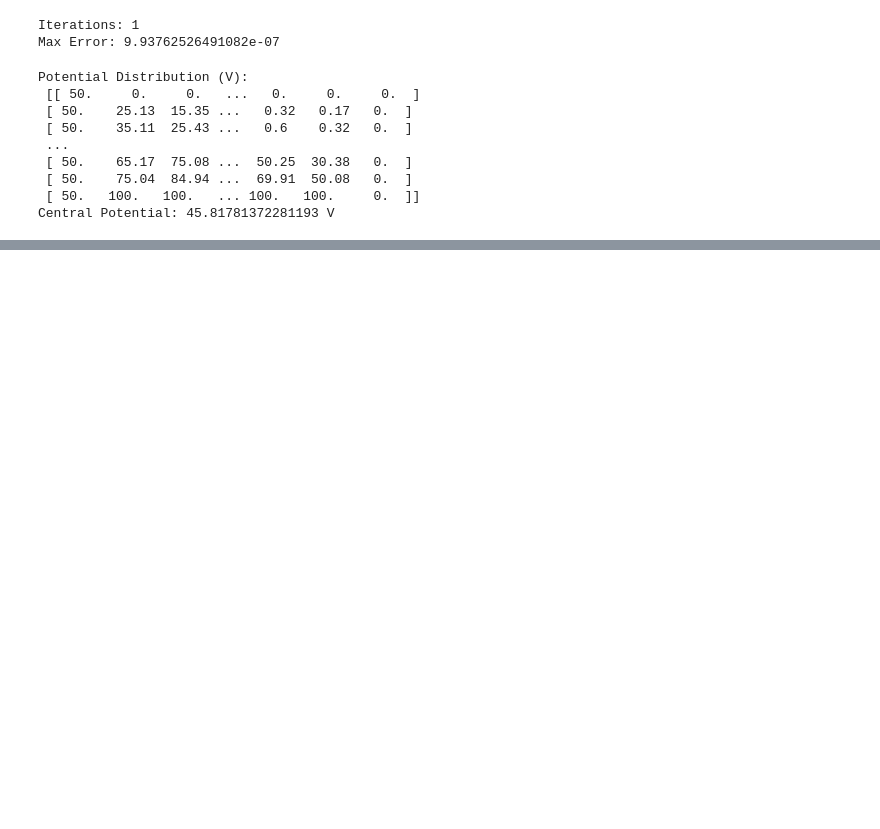
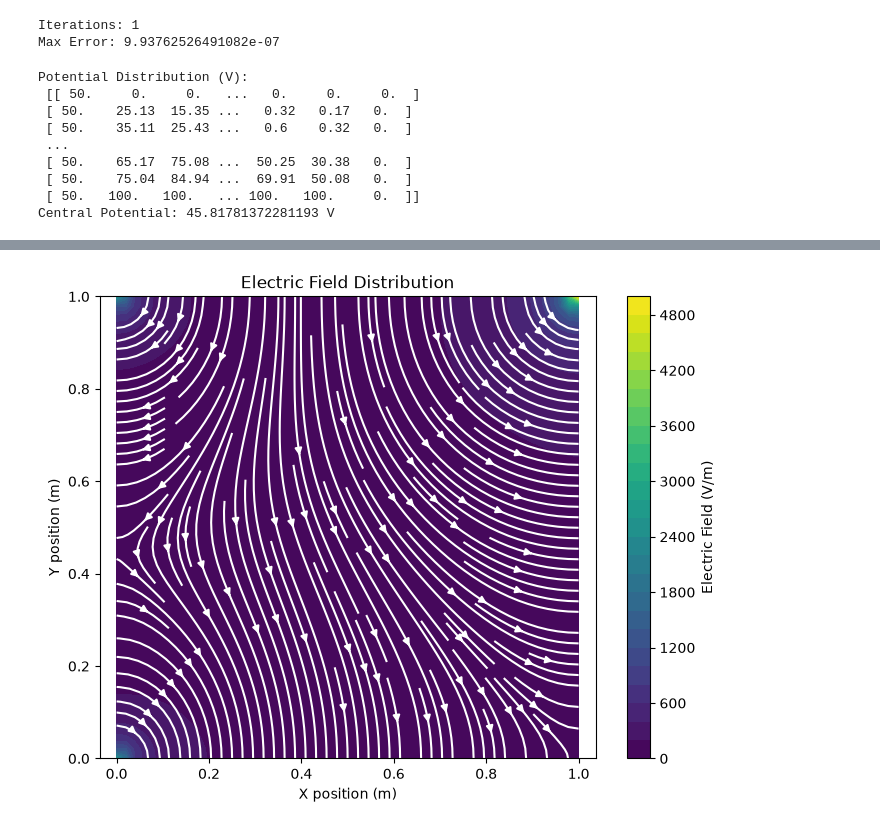
Before and after one commit to ankitwrites/fields-and-pdes, a Jupyter notebook: poisson equation.ipynb, the cells around one changed output, grey strips where cells are left out. Saved outputs shown, nothing was run; the diff lists cells and outputs as text; code cells hidden in the pictures; blank space fills up the shorter version.

```diff
--- a/poisson equation.ipynb
+++ b/poisson equation.ipynb
@@ -75,3 +75,11 @@ Potential Distribution (V):
  [ 50.    75.04  84.94 ...  69.91  50.08   0.  ]
  [ 50.   100.   100.   ... 100.   100.     0.  ]]
 Central Potential: 45.81781372281193 V
+# %%
+#Electric Field
+dV_dy, dV_dx = np.gradient(V, dy, dx)
+
+Ex = - dV_dx
+Ey = - dV_dy
+
+E = np.sqrt(Ex**2 + Ey**2)
@@ -77,0 +108,20 @@ Central Potential: 45.81781372281193 V
+# %%
+#electric field plot
+
+plt.figure(figsize=(8, 6))
+
+contour = plt.contourf(X, Y, E, levels=30, cmap='viridis')
+
+plt.colorbar(contour, label='Electric Field (V/m)')
+
+plt.streamplot(X, Y, Ex, Ey, color='white', density=1.5)
+
+plt.xlabel('X position (m)')
+plt.ylabel('Y position (m)')
+
+plt.title('Electric Field Distribution')
+
+plt.axis('equal')
+plt.show()
+# %% [output]
+[figure, added]
```
Also changed, not shown: parts of 2 cells of this notebook, 1 other file.
